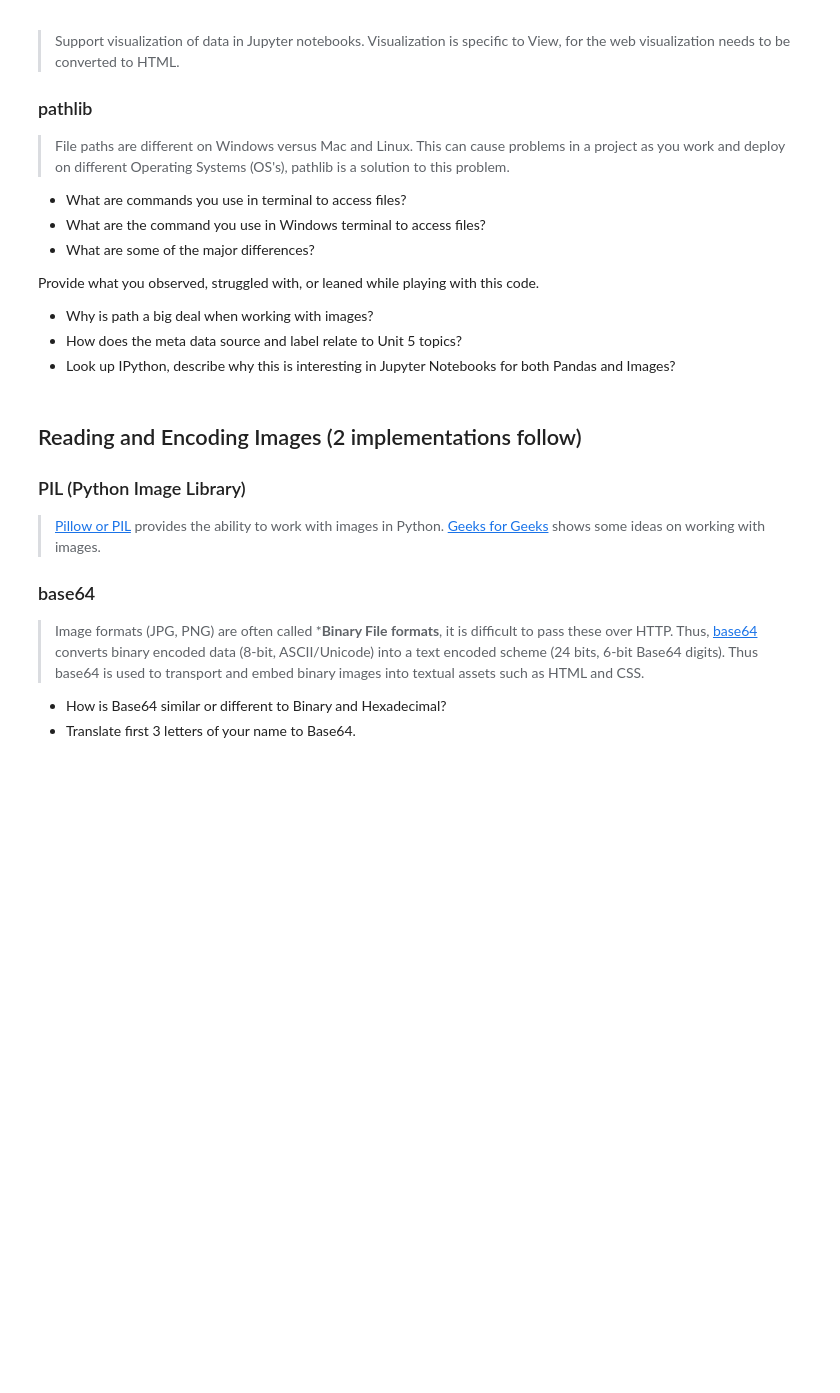
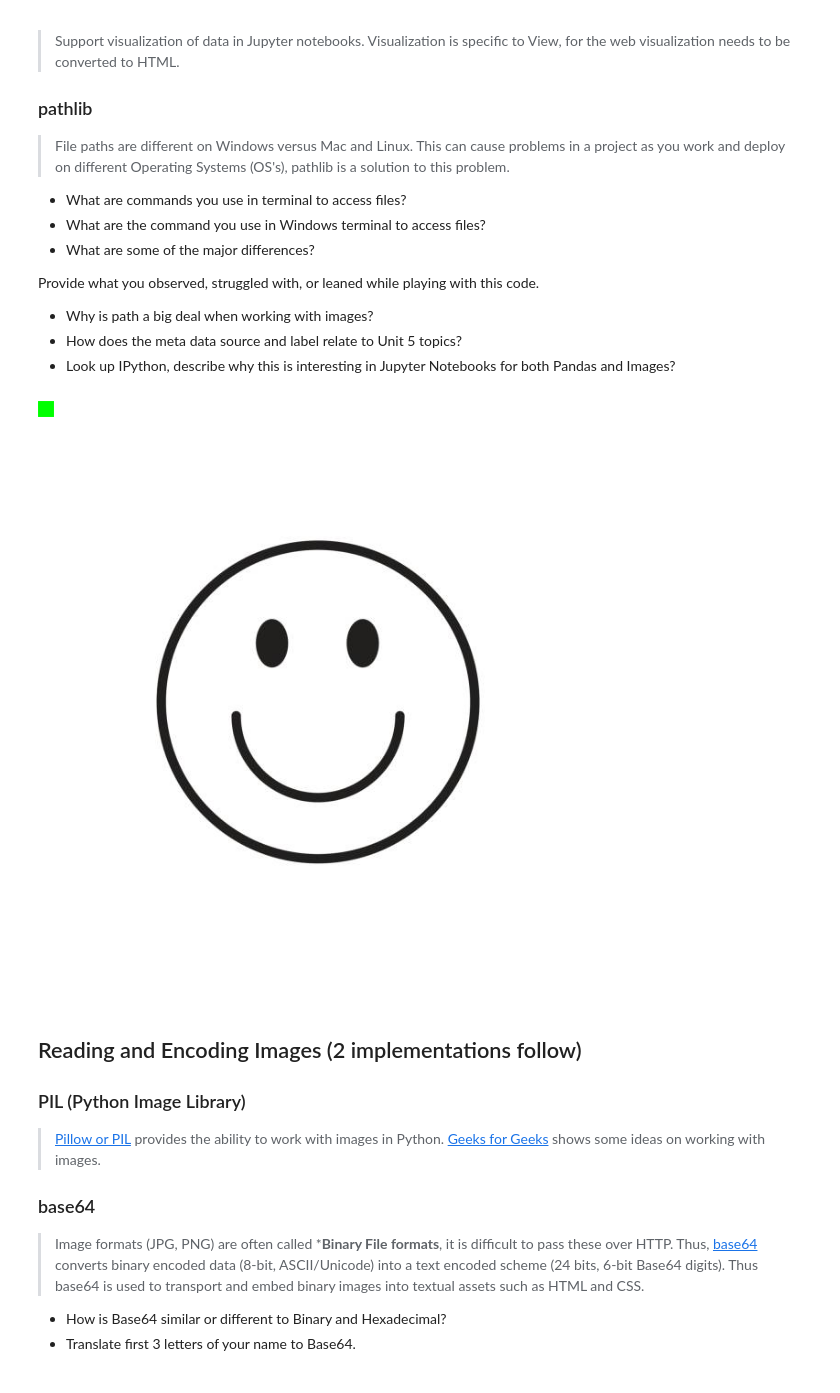
Before and after one commit to Ishi-Singh/Fastpages, a Jupyter notebook: _notebooks/2023-03-07-AP-unit2-2.ipynb, the cells around one changed output. Cells and saved outputs as stored; diff of their text form; code cells hidden in the pictures; blank space fills up the shorter version.

Commit message:
images

```diff
--- a/_notebooks/2023-03-07-AP-unit2-2.ipynb
+++ b/_notebooks/2023-03-07-AP-unit2-2.ipynb
@@ -46,34 +44,36 @@ Provide what you observed, struggled with, or leaned while playing with this cod
 # %%
 
 from IPython.display import Image, display
 from pathlib import Path  # https://medium.com/@ageitgey/python-3-quick-tip-the-easy-way-to-deal-with-file-paths-on-windows-mac-and-linux-11a072b58d5f
 
 # prepares a series of images
 def image_data(path=Path("images/"), images=None):  # path of static images is defaulted
     if images is None:  # default image
         images = [
-            {'source': "Peter Carolin", 'label': "Clouds Impression", 'file': "clouds-impression.png"},
-            {'source': "Peter Carolin", 'label': "Lassen Volcano", 'file': "lassen-volcano.jpg"}
+            {'source': "none", 'label': "none", 'file': "happy-face.jpg"},
         ]
     for image in images:
         # File to open
         image['filename'] = path / image['file']  # file with path
     return images
 
 def image_display(images):
     for image in images:
         display(Image(filename=image['filename']))
 
 
 # Run this as standalone tester to see sample data printed in Jupyter terminal
 if __name__ == "__main__":
     # print parameter supplied image
     green_square = image_data(images=[{'source': "Internet", 'label': "Green Square", 'file': "green-square-16.png"}])
     image_display(green_square)
 
     # display default images from image_data()
     default_images = image_data()
     image_display(default_images)
+# %% [output]
+[figure, added]
+[figure, added]
 # %% [markdown]
 ## Reading and Encoding Images (2 implementations follow)
 
```
Also changed, not shown: parts of 3 cells of this notebook, 4 other files.
